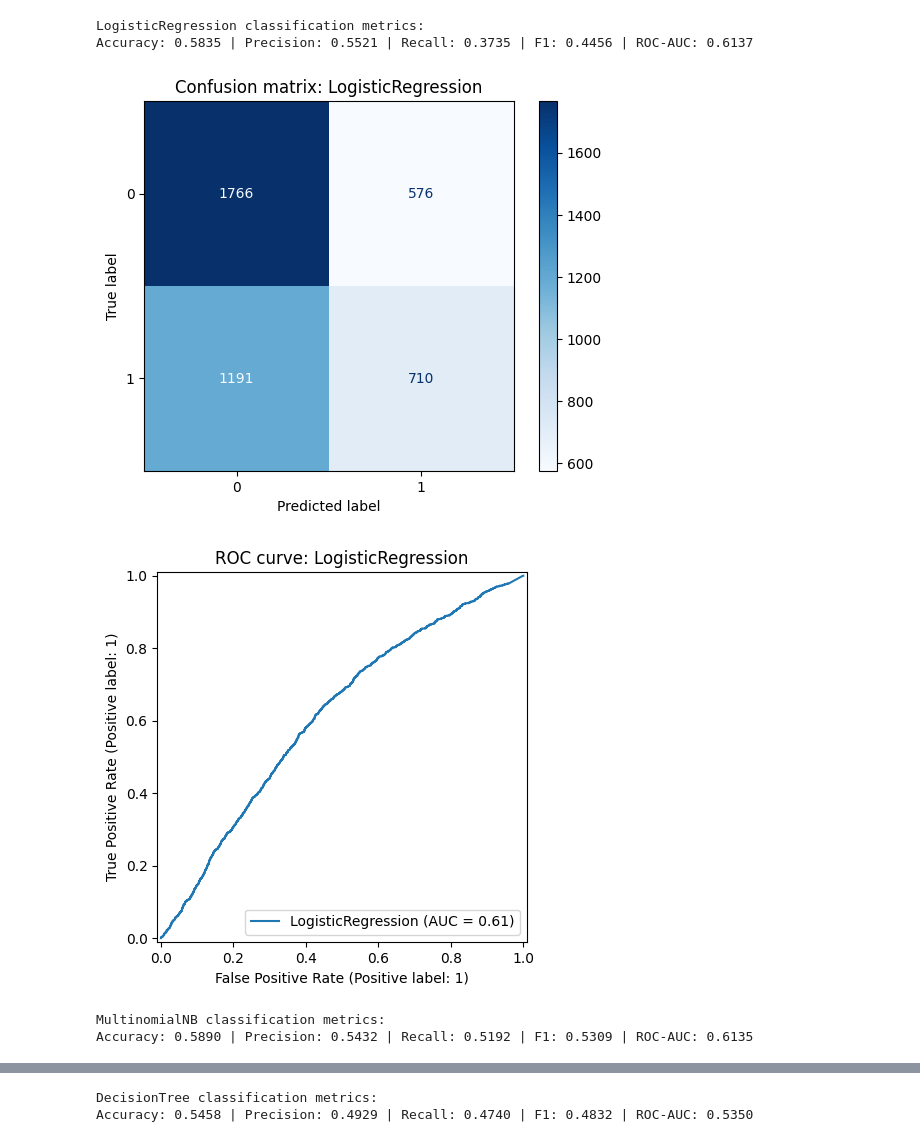
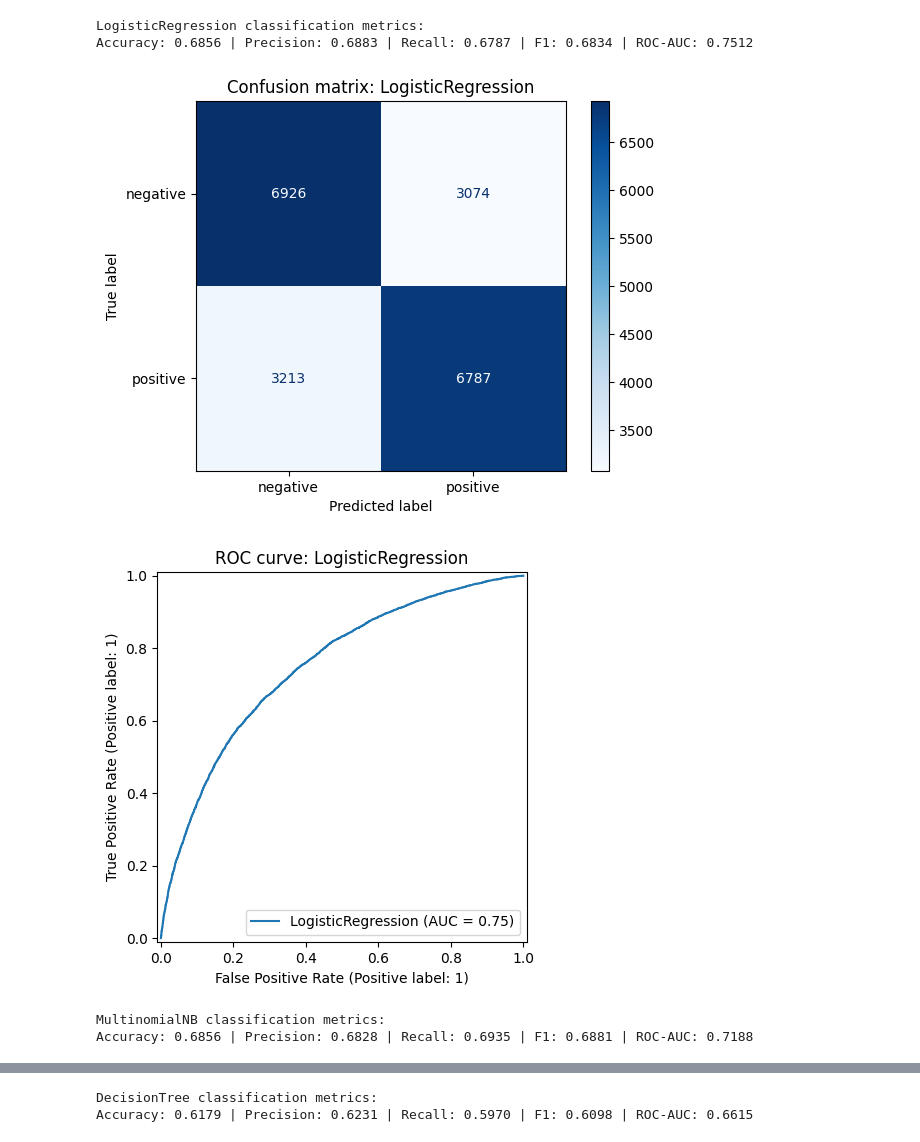
Before and after one commit to Iyanuloluwa-triumph/Sentiment_analyis, a Jupyter notebook: Sentiment Analysis/dataset_analysis.ipynb, the cells around one changed output, grey strips where cells are left out. Cells and saved outputs as stored; diff of their text form; code cells hidden in the pictures.

```diff
--- a/Sentiment Analysis/dataset_analysis.ipynb
+++ b/Sentiment Analysis/dataset_analysis.ipynb
@@ -143,0 +56,4 @@ Feature sample (train):
+# %%
+movies = pd.read_csv("IMDB_Dataset.csv")
+print(len(movies))
+movies.head()
@@ -144,8 +127,7 @@ Feature sample (train):
 # %%
-# Define models and perform GridSearchCV tuning
 models = {
     'LogisticRegression': {
-        'estimator': LogisticRegression(solver='liblinear', max_iter=1000),
+        'estimator': LogisticRegression(solver='liblinear', max_iter=1000, fit_intercept=True),
         'params': {'C': [0.01, 0.1, 1, 10]}
     },
     'MultinomialNB': {
@@ -157,29 +139,26 @@ models = {
         'params': {'max_depth': [3, 5, 10, None], 'min_samples_leaf': [1, 2, 5]}
     }
 }
-
-# Recreate raw-count feature matrices for models that require non-negative inputs (e.g., MultinomialNB)
-X_train_counts = np.zeros((train_df.shape[0], 3))
-for i, txt in enumerate(train_df['proc_overview']):
+# Recreate raw-count feature matrices for  MultinomialNB
+X_train_counts = np.zeros((len(df_train), 3))
+for i, txt in enumerate(df_train):
     X_train_counts[i, :] = extract_features(txt, frequency_dict)
-X_test_counts = np.zeros((test_df.shape[0], 3))
-for i, txt in enumerate(test_df['proc_overview']):
+X_test_counts = np.zeros((len(df_test), 3))
+for i, txt in enumerate(df_test):
     X_test_counts[i, :] = extract_features(txt, frequency_dict)
 # exclude bias
 X_train_counts_sc = X_train_counts[:, 1:]
 X_test_counts_sc = X_test_counts[:, 1:]
 
+# sklearn can already handle the bias term internally, so we exclude it from features
+
+
 results = []
 for name, md in models.items():
     print(f"Tuning {name}...")
     # choose dataset appropriately
-    if name == 'MultinomialNB':
-        X_fit = X_train_counts_sc
-        X_eval = X_test_counts_sc
-        print("Using raw non-negative counts for MultinomialNB")
-    else:
-        X_fit = X_train_sc
-        X_eval = X_test_sc
+    X_fit = X_train_counts_sc
+    X_eval = X_test_counts_sc
 
     grid = GridSearchCV(md['estimator'], md['params'], cv=5, scoring='f1', n_jobs=-1)
     grid.fit(X_fit, y_train)
@@ -195,8 +174,5 @@ for name, md in models.items():
 
     results.append({'model': name, 'best_params': grid.best_params_, 'accuracy': acc, 'precision': prec, 'recall': rec, 'f1': f1, 'roc_auc': roc})
     joblib.dump(best, f"{name}_best.joblib")
-
-results_df = pd.DataFrame(results).sort_values('f1', ascending=False)
-results_df
 # %% [output]
 Tuning LogisticRegression...
@@ -213,24 +191,23 @@ DecisionTree best params: {'max_depth': None, 'min_samples_leaf': 1} | f1: 0.483
 # %%
-# Evaluation: confusion matrices and ROC curves
 for r in results:
     name = r['model']
     model = joblib.load(f"{name}_best.joblib")
-    y_pred = model.predict(X_test_sc)
+    y_pred = model.predict(X_test[:,1:])
     cm = confusion_matrix(y_test, y_pred)
     print(f"\n{name} classification metrics:")
     print(f"Accuracy: {r['accuracy']:.4f} | Precision: {r['precision']:.4f} | Recall: {r['recall']:.4f} | F1: {r['f1']:.4f} | ROC-AUC: {r['roc_auc']:.4f}")
-    disp = ConfusionMatrixDisplay(cm, display_labels=[0,1])
+    disp = ConfusionMatrixDisplay(cm, display_labels=['negative','positive'])
     disp.plot(cmap='Blues')
     plt.title(f"Confusion matrix: {name}")
     plt.show()
     if hasattr(model, 'predict_proba'):
-        RocCurveDisplay.from_estimator(model, X_test_sc, y_test)
+        RocCurveDisplay.from_estimator(model, X_test[:,1:], y_test)
         plt.title(f"ROC curve: {name}")
         plt.show()
 # %% [output]
 LogisticRegression classification metrics:
-Accuracy: 0.5835 | Precision: 0.5521 | Recall: 0.3735 | F1: 0.4456 | ROC-AUC: 0.6137
+Accuracy: 0.6856 | Precision: 0.6883 | Recall: 0.6787 | F1: 0.6834 | ROC-AUC: 0.7512
-[figure, old version]
+[figure, new version]
-[figure, old version]
+[figure, new version]
 MultinomialNB classification metrics:
-Accuracy: 0.5890 | Precision: 0.5432 | Recall: 0.5192 | F1: 0.5309 | ROC-AUC: 0.6135
+Accuracy: 0.6856 | Precision: 0.6828 | Recall: 0.6935 | F1: 0.6881 | ROC-AUC: 0.7188
@@ -239,2 +216,2 @@ Accuracy: 0.5890 | Precision: 0.5432 | Recall: 0.5192 | F1: 0.5309 | ROC-AUC: 0.
 DecisionTree classification metrics:
-Accuracy: 0.5458 | Precision: 0.4929 | Recall: 0.4740 | F1: 0.4832 | ROC-AUC: 0.5350
+Accuracy: 0.6179 | Precision: 0.6231 | Recall: 0.5970 | F1: 0.6098 | ROC-AUC: 0.6615
```
Also changed, not shown: parts of 22 cells of this notebook, 12 other files.
